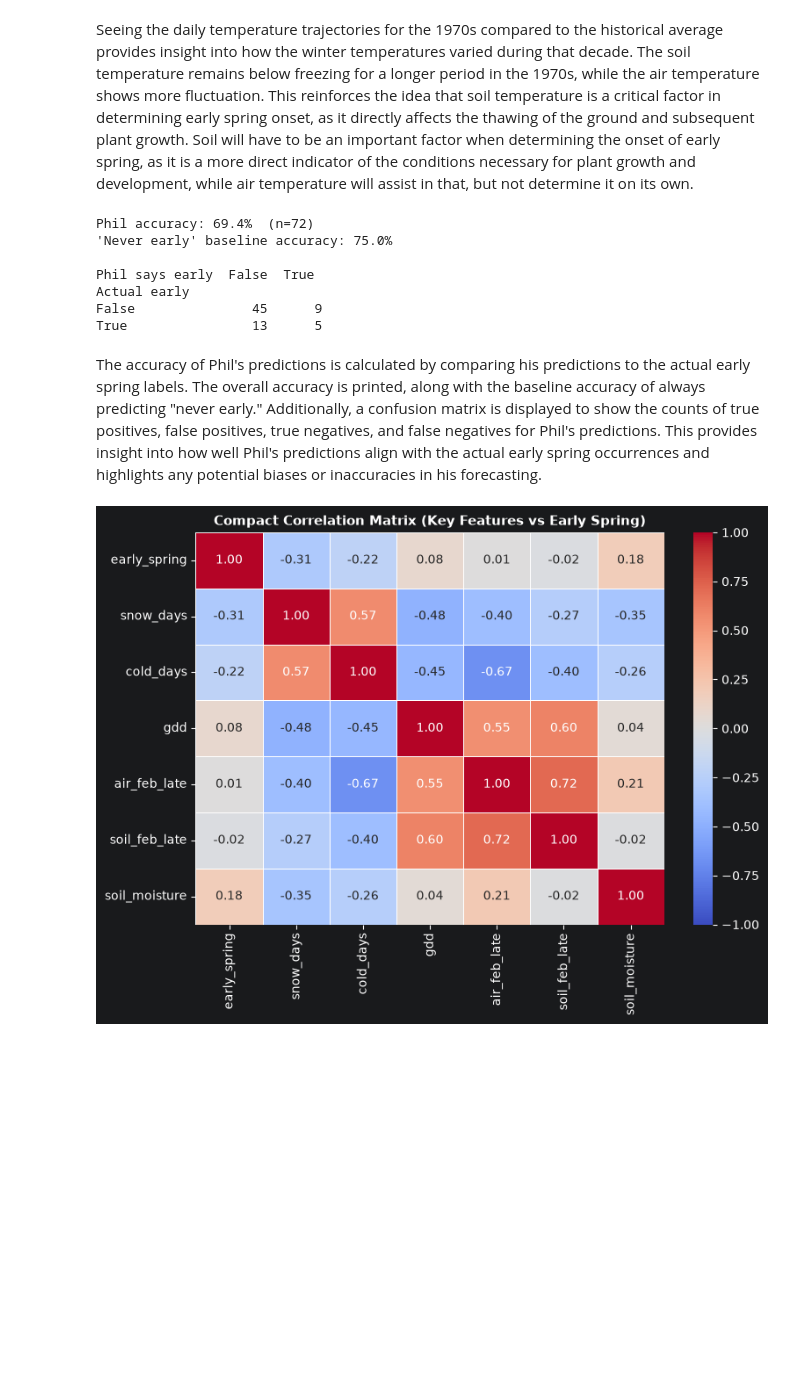
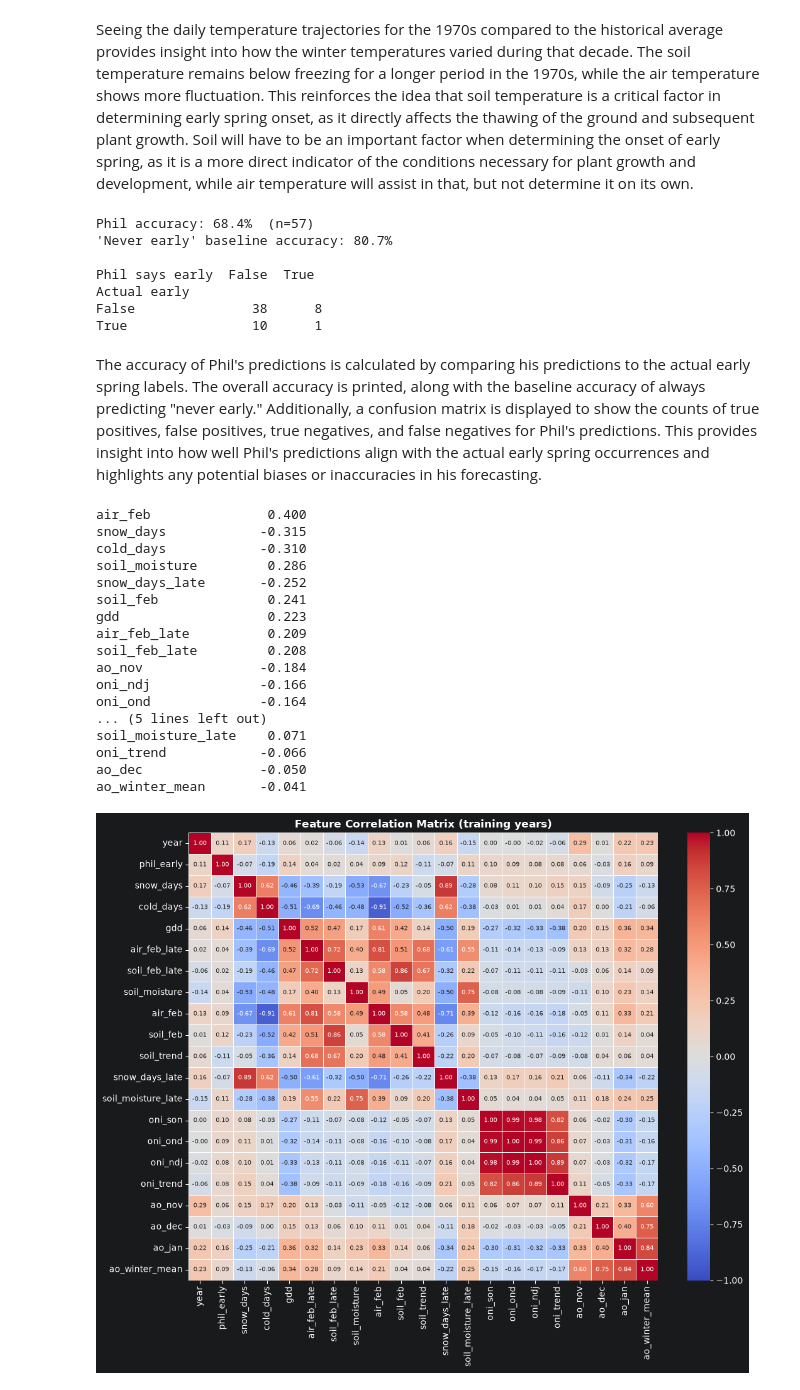
Before and after one commit to GLopezAngel/P1-Early-Spring-Ultron, a Jupyter notebook: Early Spring - Exploration.ipynb, the cells around one changed output. Saved outputs shown, nothing was run; the diff lists cells and outputs as text; code cells hidden in the pictures; blank space fills up the shorter version.

Commit message:
Completed explore the data

```diff
--- a/Early Spring - Exploration.ipynb
+++ b/Early Spring - Exploration.ipynb
@@ -12,0 +9,3 @@ from scipy import stats
+# %%
+# Load the training dataset
+train_set = pd.read_parquet("train_set.parquet")
@@ -12,0 +14,6 @@ from scipy import stats
+# %%
+# Split into features and labels
+X_train = train_set.drop(columns="early_spring").astype(float)
+y_train = train_set["early_spring"].astype(bool)
+
+X_train.shape, y_train.mean()
@@ -513,22 +483,18 @@ plt.show()
 # %% [markdown]
 Seeing the daily temperature trajectories for the 1970s compared to the historical average provides insight into how the winter temperatures varied during that decade. The soil temperature remains below freezing for a longer period in the 1970s, while the air temperature shows more fluctuation. This reinforces the idea that soil temperature is a critical factor in determining early spring onset, as it directly affects the thawing of the ground and subsequent plant growth. Soil will have to be an important factor when determining the onset of early spring, as it is a more direct indicator of the conditions necessary for plant growth and development, while air temperature will assist in that, but not determine it on its own.
 # %%
-phil = pd.read_csv("phil_pred.csv")
-m = labels.merge(phil, on="year")
-m["correct"] = m["early_spring"].astype(int) == m["prediction"].astype(int)
-
-print(f"Phil accuracy: {m['correct'].mean():.1%}  (n={len(m)})")
-print(f"'Never early' baseline accuracy: {1 - m['early_spring'].mean():.1%}")
-print()
-print(pd.crosstab(m["early_spring"], m["prediction"],
+phil_eval = pd.DataFrame({"actual": y_train, "phil": train_set["phil_early"].astype(bool)})
+print(f"Phil accuracy: {(phil_eval['actual'] == phil_eval['phil']).mean():.1%}  (n={len(phil_eval)})")
+print(f"'Never early' baseline accuracy: {1 - y_train.mean():.1%}\n")
+print(pd.crosstab(phil_eval["actual"], phil_eval["phil"],
                   rownames=["Actual early"], colnames=["Phil says early"]))
 # %% [output]
-Phil accuracy: 69.4%  (n=72)
-'Never early' baseline accuracy: 75.0%
+Phil accuracy: 68.4%  (n=57)
+'Never early' baseline accuracy: 80.7%
 
 Phil says early  False  True
 Actual early
-False               45      9
-True                13      5
+False               38      8
+True                10      1
 # %% [markdown]
 The accuracy of Phil's predictions is calculated by comparing his predictions to the actual early spring labels. The overall accuracy is printed, along with the baseline accuracy of always predicting "never early." Additionally, a confusion matrix is displayed to show the counts of true positives, false positives, true negatives, and false negatives for Phil's predictions. This provides insight into how well Phil's predictions align with the actual early spring occurrences and highlights any potential biases or inaccuracies in his forecasting.
@@ -559,16 +501,35 @@ yearly["early_spring"] = yearly["early_spring"].astype(int)
 # %%
-# Define compact feature set
-compact_cols = ["early_spring", "snow_days", "cold_days", "gdd", "air_feb_late", "soil_feb_late", "soil_moisture"]
-corr_small = yearly[compact_cols].corr()
+corr_target = (
+    X_train.assign(early_spring=y_train.astype(int)).corr()["early_spring"]
+    .drop("early_spring").sort_values(key=abs, ascending=False)
+)
+print(corr_target.round(3).to_string())
 
-# Plot Compact Heatmap
-plt.figure(figsize=(8, 6))
-sns.heatmap(corr_small, annot=True, fmt=".2f", cmap="coolwarm", vmin=-1, vmax=1, linewidths=0.5)
-plt.title("Compact Correlation Matrix (Key Features vs Early Spring)", fontsize=11, fontweight="bold")
+plt.figure(figsize=(11, 9))
+sns.heatmap(X_train.corr(), annot=True, fmt=".2f", cmap="coolwarm", vmin=-1, vmax=1,
+            linewidths=0.4, annot_kws={"size": 7})
+plt.title("Feature Correlation Matrix (training years)", fontweight="bold")
 plt.tight_layout()
 plt.show()
 # %% [output]
+air_feb               0.400
+snow_days            -0.315
+cold_days            -0.310
+soil_moisture         0.286
+snow_days_late       -0.252
+soil_feb              0.241
+gdd                   0.223
+air_feb_late          0.209
+soil_feb_late         0.208
+ao_nov               -0.184
+oni_ndj              -0.166
+oni_ond              -0.164
+... (5 lines left out)
+soil_moisture_late    0.071
+oni_trend            -0.066
+ao_dec               -0.050
+ao_winter_mean       -0.041
-[figure, old version]
+[figure, new version]
 # %% [markdown]
 When creating the correlation matrix, we created several additional features to better help us narrow down the most important features for predicting an early spring. This includes:
 - `snow_days`: The number of days in February with snow cover (snowdepth > 0).
```
Also changed, not shown: parts of 34 cells of this notebook.
